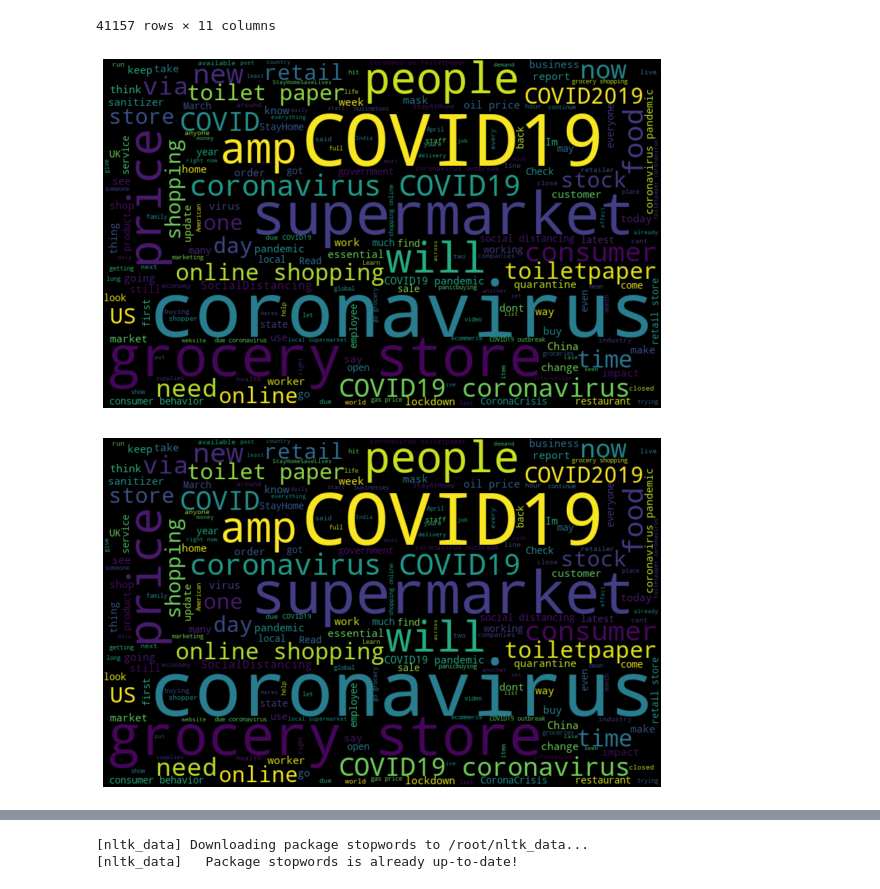
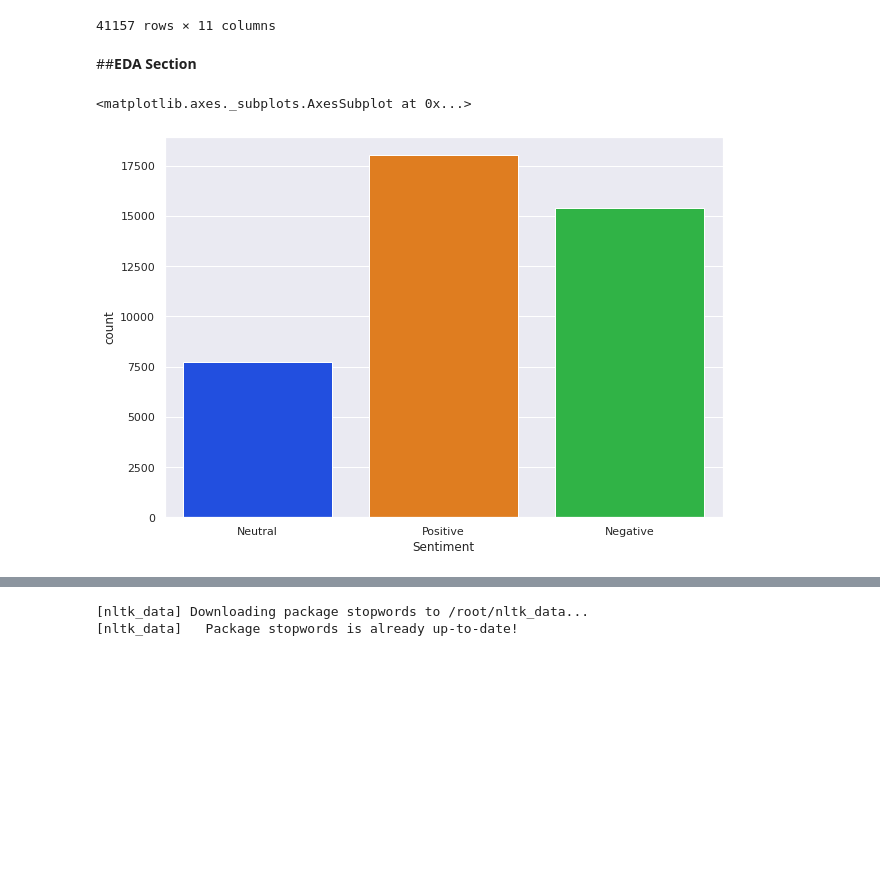
Before and after one commit to Yash1289/CoronaVirus_Tweet_Sentiment, a Jupyter notebook: Coronavirus_Tweet_Sentiment_Analysis_Capstone_Project.ipynb, the cells around one changed output, grey strips where cells are left out. Drawn from its saved outputs; the diff is of its cells as text; code cells hidden in the pictures; blank space fills up the shorter version.

Commit message:
Fitting model and doing hyperparameter tuning

```diff
--- a/Coronavirus_Tweet_Sentiment_Analysis_Capstone_Project.ipynb
+++ b/Coronavirus_Tweet_Sentiment_Analysis_Capstone_Project.ipynb
@@ -369,6 +341,20 @@ def remove_spam(tweet):
     return tweet
 # %%
 corona_model_df["CleanedTweet"] = corona_model_df["CleanedTweet"].apply(remove_spam)
+# %%
+import contractions
+
+def contractions_remover(text):
+# creating an empty list
+  expanded_words = []
+  for word in text.split():
+    # using contractions.fix to expand the shotened words
+    expanded_words.append(contractions.fix(word))
+
+  expanded_text = ' '.join(expanded_words)
+  return expanded_text
+# %%
+corona_model_df["CleanedTweet"] = corona_model_df["CleanedTweet"].apply(contractions_remover)
 # %%
 corona_model_df
 # %% [output]
@@ -385,10 +371,3 @@ corona_model_df
 | 41155 | 44954 | 89906 | Unknown | 2020-04-14 | Is it wrong that the smell of han... | Neutral | 0.0 | 4 | 2020 | ... |
 | 41156 | 44955 | 89907 | I love you so much he | 2020-04-14 | @TartiiCat Well new/used Rift S a... | Negative | 0.0 | 4 | 2020 | ... |
 41157 rows × 11 columns
-# %%
-#label encoding
-encoders_nums = {"Sentiment":{"Positive":1,
-                              "Neutral":0,
-                              "Negative":-1,
-                              }}
-corona_model_df = corona_model_df.replace(encoders_nums)
@@ -396,0 +374,2 @@ neutral_tweets = corona_model_df[corona_model_df["Sentiment"] == 0]
+# %% [markdown]
+##**EDA Section**
@@ -396,0 +380,2 @@ neutral_tweets = corona_model_df[corona_model_df["Sentiment"] == 0]
+# %%
+corona_eda_df = corona_model_df.copy()
@@ -397,13 +391,31 @@ neutral_tweets = corona_model_df[corona_model_df["Sentiment"] == 0]
+# %%
+sns.countplot(x="Sentiment", data=corona_eda_df, palette = "bright")
+# %% [output]
+<matplotlib.axes._subplots.AxesSubplot at 0x...>
+[figure, added]
 # %%
-# create text from all tweets
-all_words = ' '.join([text for text in neutral_tweets['CleanedTweet'] ])
+def corona_wordcloud(tweetSentiment):
+  # create text from all tweets
+  all_words = ' '.join([text for text in neutral_tweets['CleanedTweet'] ])
 
-from wordcloud import WordCloud
-wordcloud = WordCloud(width=800, height=500, random_state=21, max_font_size=110).generate(all_words)
+  url = "https://gcdn.pbrd.co/images/6oqZ6NykLYii.png?o=1"
 
-plt.figure(figsize=(10, 7))
-plt.imshow(wordcloud, interpolation="bilinear")
-plt.axis('off')
-plt.show()
+  img = Image.open(requests.get(url, stream=True).raw)
+
+
+  # asarray() class is used to convert
+  # PIL images into NumPy arrays
+  virusMask = np.array(img)
+
+  font_path = "/content/drive/MyDrive/Balivia.ttf"
+
+  from wordcloud import WordCloud
+  wordcloud = WordCloud(width=2000, height=1000, max_font_size=200, font_path = font_path,
+                            background_color="white", max_words=2000, mask = virusMask,
+                            contour_width=1, contour_color="steelblue",
+                            colormap="nipy_spectral").generate(all_words)
+
+  plt.figure(figsize=(13, 11))
+  plt.imshow(wordcloud, interpolation="bilinear")
+  plt.axis('off')
+  plt.show()
-# %% [output]
-[figure, removed]
@@ -412,13 +421,0 @@ negative_tweets = corona_model_df[corona_model_df["Sentiment"] == 0]
-# %%
-# create text from all tweets
-all_words = ' '.join([text for text in negative_tweets['CleanedTweet'] ])
-
-from wordcloud import WordCloud
-wordcloud = WordCloud(width=800, height=500, random_state=21, max_font_size=110).generate(all_words)
-
-plt.figure(figsize=(10, 7))
-plt.imshow(wordcloud, interpolation="bilinear")
-plt.axis('off')
-plt.show()
-# %% [output]
-[figure, removed]
```
Also changed, not shown: parts of 179 cells of this notebook.
